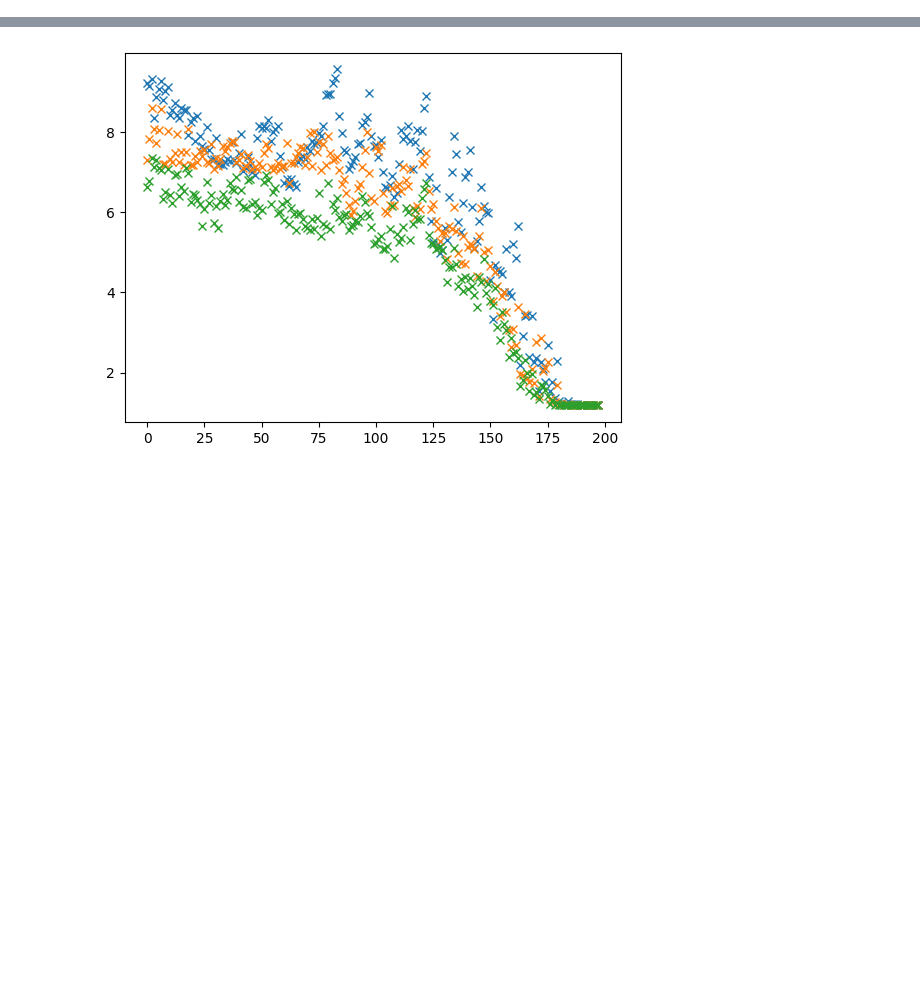
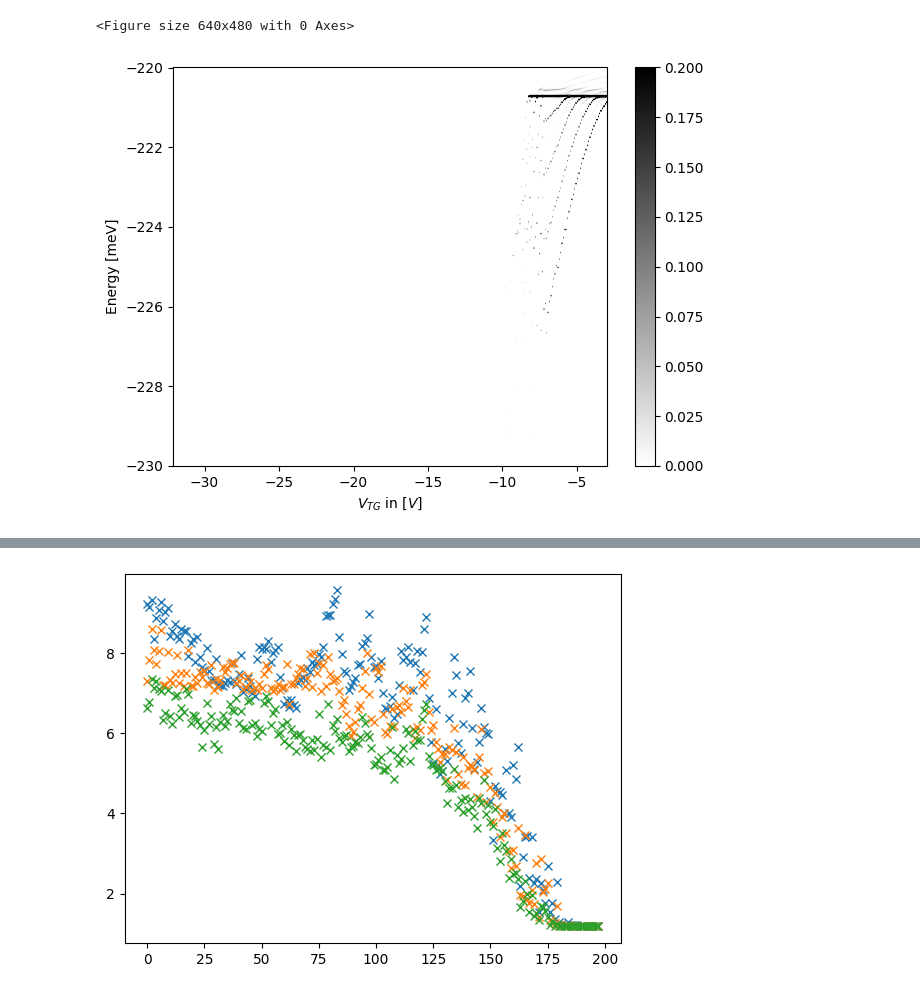
Before and after one commit to lefan99/BornOppenheimerCluster, a Jupyter notebook: plot.ipynb, the cells around one changed output, grey strips where cells are left out. Cells and saved outputs as stored; diff of their text form; code cells hidden in the pictures; blank space fills up the shorter version.

```diff
--- a/plot.ipynb
+++ b/plot.ipynb
@@ -32,0 +81,11 @@ pot = sorted(pot)
+# %%
+osc = np.zeros([len(pot),10000])
+h = post.h_bar_omega(-0.230 , -0.220)
+en = np.zeros((len(pot), 15))
+index =0
+for file in pot:
+    energy = np.load('/work/kk472919/hamiltonian1D_2/energiesData/pot{}.npy'.format(file))/para.joul_to_eV
+    states = np.load('/work/kk472919/hamiltonian1D_2/statesData/pot{}.npy'.format(file))
+    en[index , :] = energy
+    osc[index,  :] = post.osci_strength(states, energy, h  )
+    index += 1
@@ -32,0 +111,5 @@ pot = sorted(pot)
+# %%
+post.plot_osci_strength(pot, osc , h, scale = 0.2)
+# %% [output]
+<Figure size 640x480 with 0 Axes>
+[figure, added]
```
Also changed, not shown: parts of 12 cells of this notebook, 4 other files.
